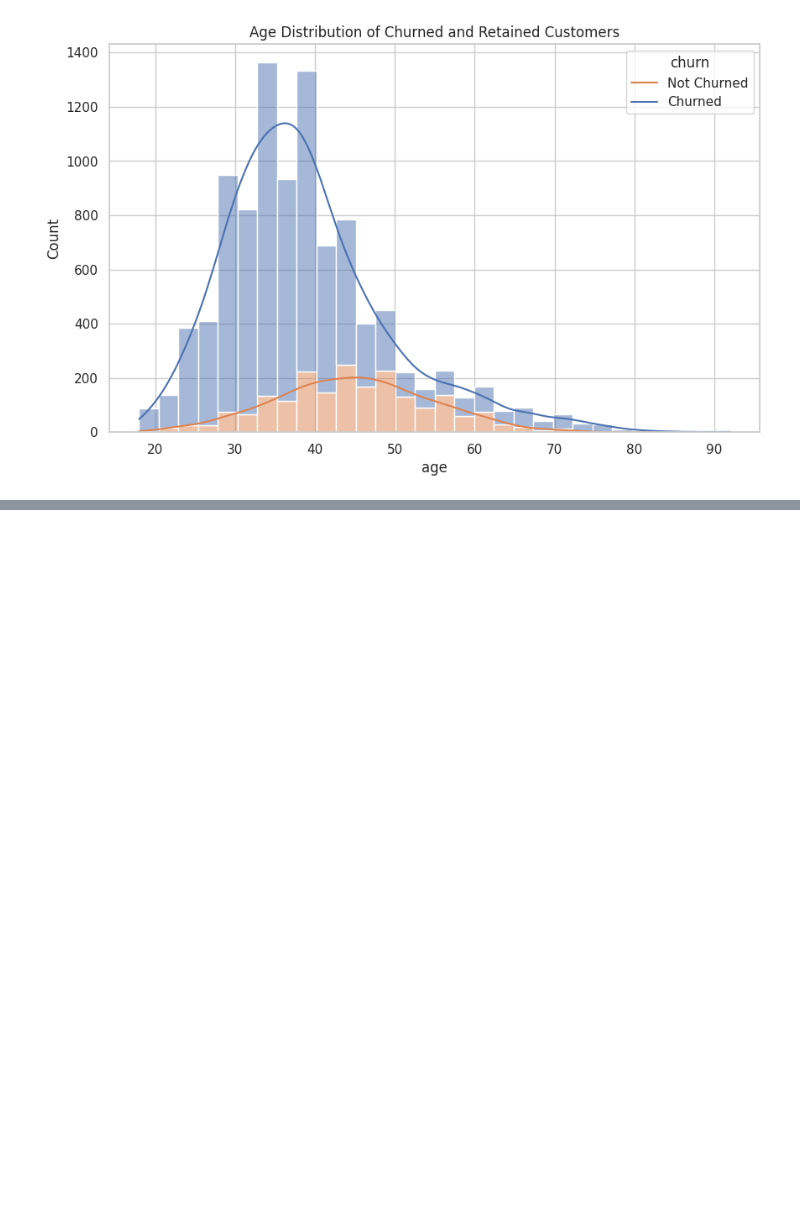
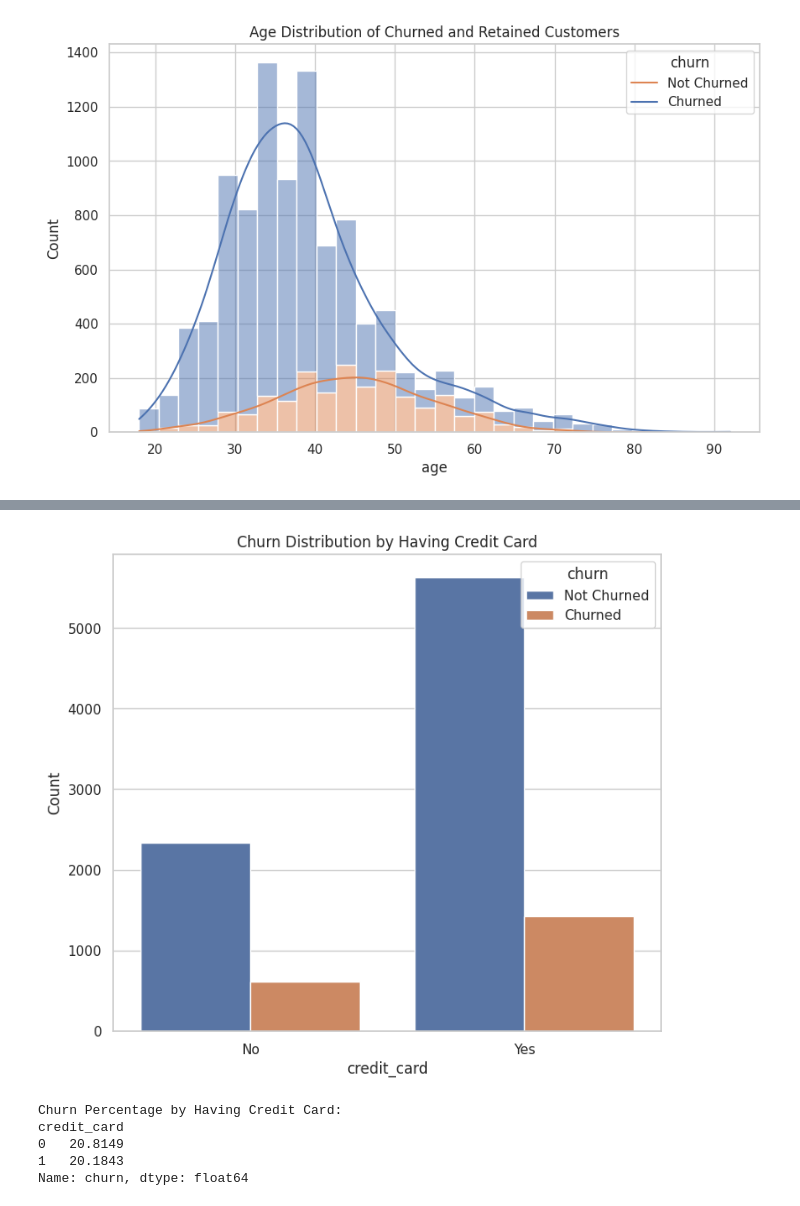
Before and after one commit to DHub6/UAS_DATAMINING, a Jupyter notebook: 201220092_UAS.ipynb, the cells around one changed output, grey strips where cells are left out. Cells and saved outputs as stored; diff of their text form; code cells hidden in the pictures; blank space fills up the shorter version.

```diff
--- a/201220092_UAS.ipynb
+++ b/201220092_UAS.ipynb
@@ -204,0 +256,24 @@ plt.show()
+# %%
+plt.figure(figsize=(8, 7))
+sns.countplot(data=data, x='credit_card', hue='churn')
+plt.title('Churn Distribution by Having Credit Card')
+plt.xlabel('credit_card')
+plt.ylabel('Count')
+plt.xticks(ticks=[0, 1], labels=['No', 'Yes'])  # Set x-axis labels as 'No' and 'Yes'
+plt.legend(title='churn', loc='upper right', labels=['Not Churned', 'Churned'])
+plt.show()
+# %% [output]
+[figure, added]
+# %%
+# Menghitung persentase churn dengan jumlah credit card
+churn_percentage_by_card = data.groupby('credit_card')['churn'].mean() * 100
+
+# Menampilkan persentase churn berdasarkan jumlah credit card
+print("Churn Percentage by Having Credit Card:")
+print(churn_percentage_by_card)
+# %% [output]
+Churn Percentage by Having Credit Card:
+credit_card
+0   20.8149
+1   20.1843
+Name: churn, dtype: float64
```
Also changed, not shown: parts of 30 cells of this notebook.
